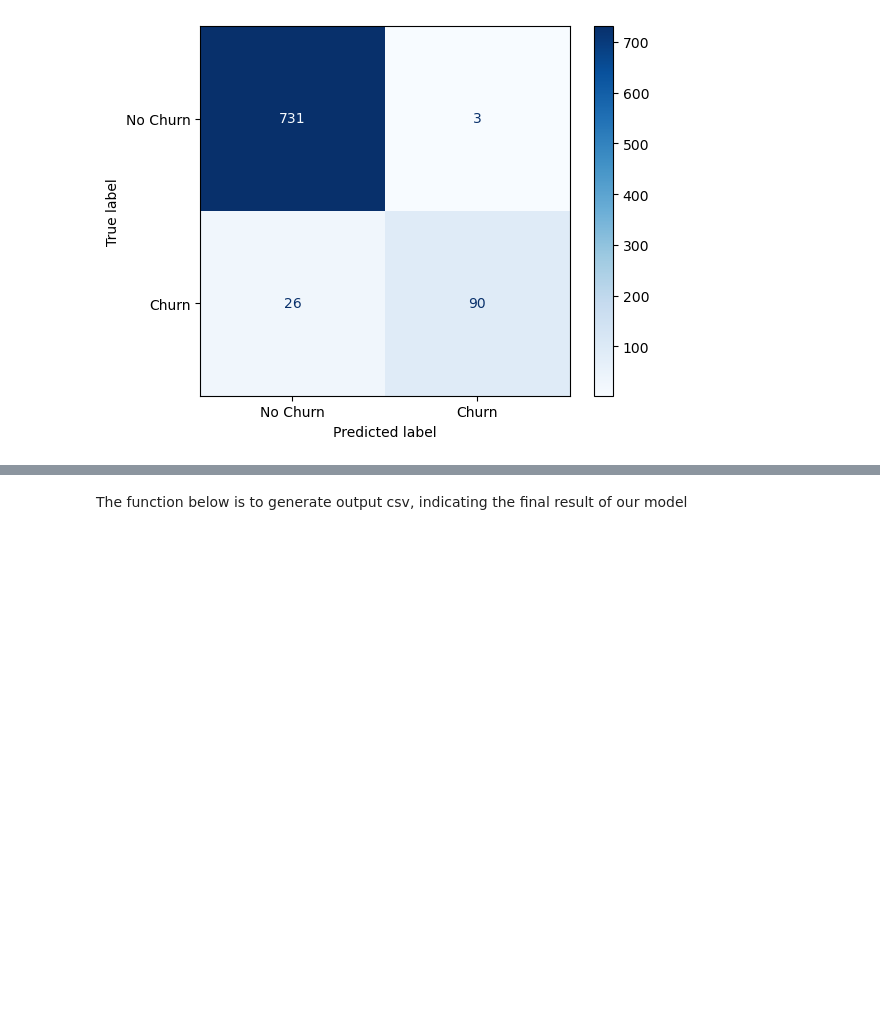
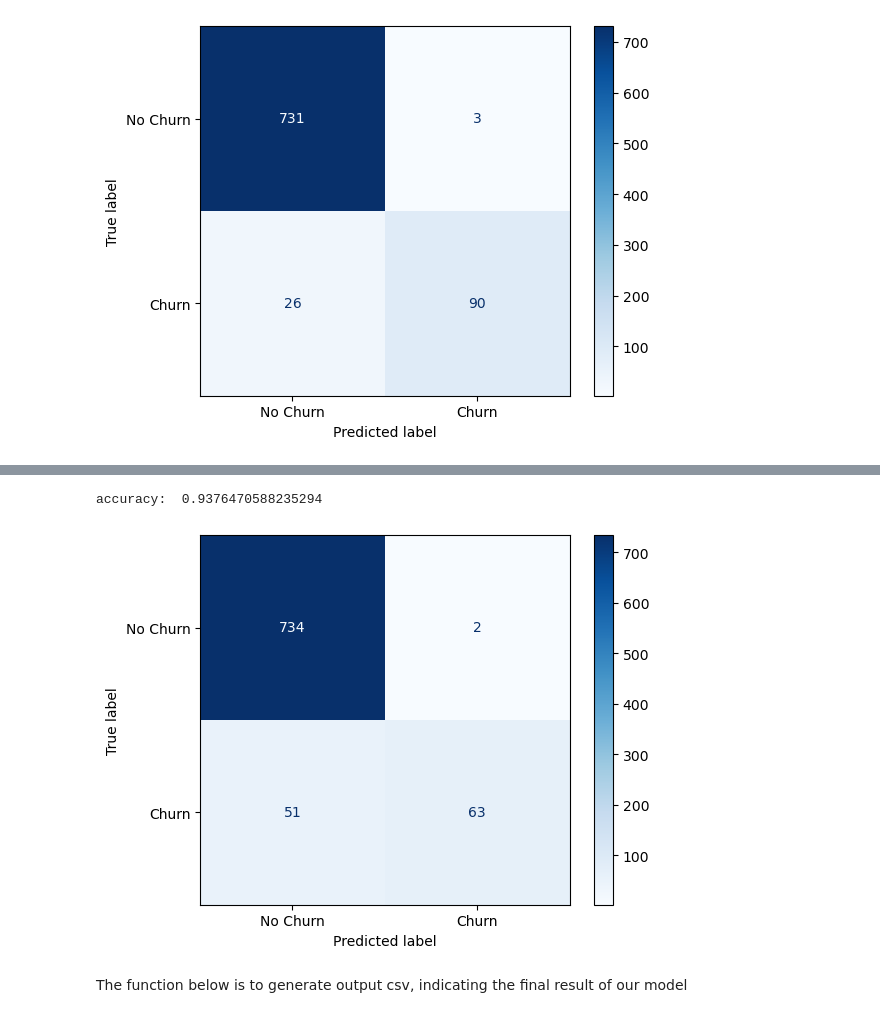
Before and after one commit to hantaoxiao/301000-Project1, a Jupyter notebook: 30100_Project1.ipynb, the cells around one changed output, grey strips where cells are left out. Drawn from its saved outputs; the diff is of its cells as text; code cells hidden in the pictures; blank space fills up the shorter version.

```diff
--- a/30100_Project1.ipynb
+++ b/30100_Project1.ipynb
@@ -507,3 +545,34 @@ confusion_matrix_plot(X_test , y_test , Thi_model , "RandomForestClassifier")
+# %%
+feature_col = [
+'state',
+'area_code',
+'international_plan',
+'voice_mail_plan',
+'number_vmail_messages',
+'total_intl_minutes',
+'total_intl_calls',
+'total_intl_charge',
+'number_customer_service_calls',
+'total_net_minutes',
+'total_net_calls',
+'total_net_charge']
+
+X = train_df[feature_col]
+
+y = train_df[['churn']]
+
+X_train, X_test, y_train, y_test = train_test_split(X, y, test_size=0.2)
+# %%
+Thi_model = RandomForestClassifier(criterion='entropy', max_features='auto', random_state=0)
+Thi_model.fit(X_train, y_train)
+prediction = Thi_model.predict(X_test)
+accuracy = metrics.accuracy_score(y_test, prediction)
+print('accuracy: ', accuracy)
+
+confusion_matrix_plot(X_test , y_test , Thi_model , "RandomForestClassifier")
+# %% [output]
+accuracy:  0.9376470588235294
+[figure, added]
 # %% [markdown]
 The function below is to generate output csv, indicating the final result of our model
 # %%
```
Also changed, not shown: parts of 4 cells of this notebook.
